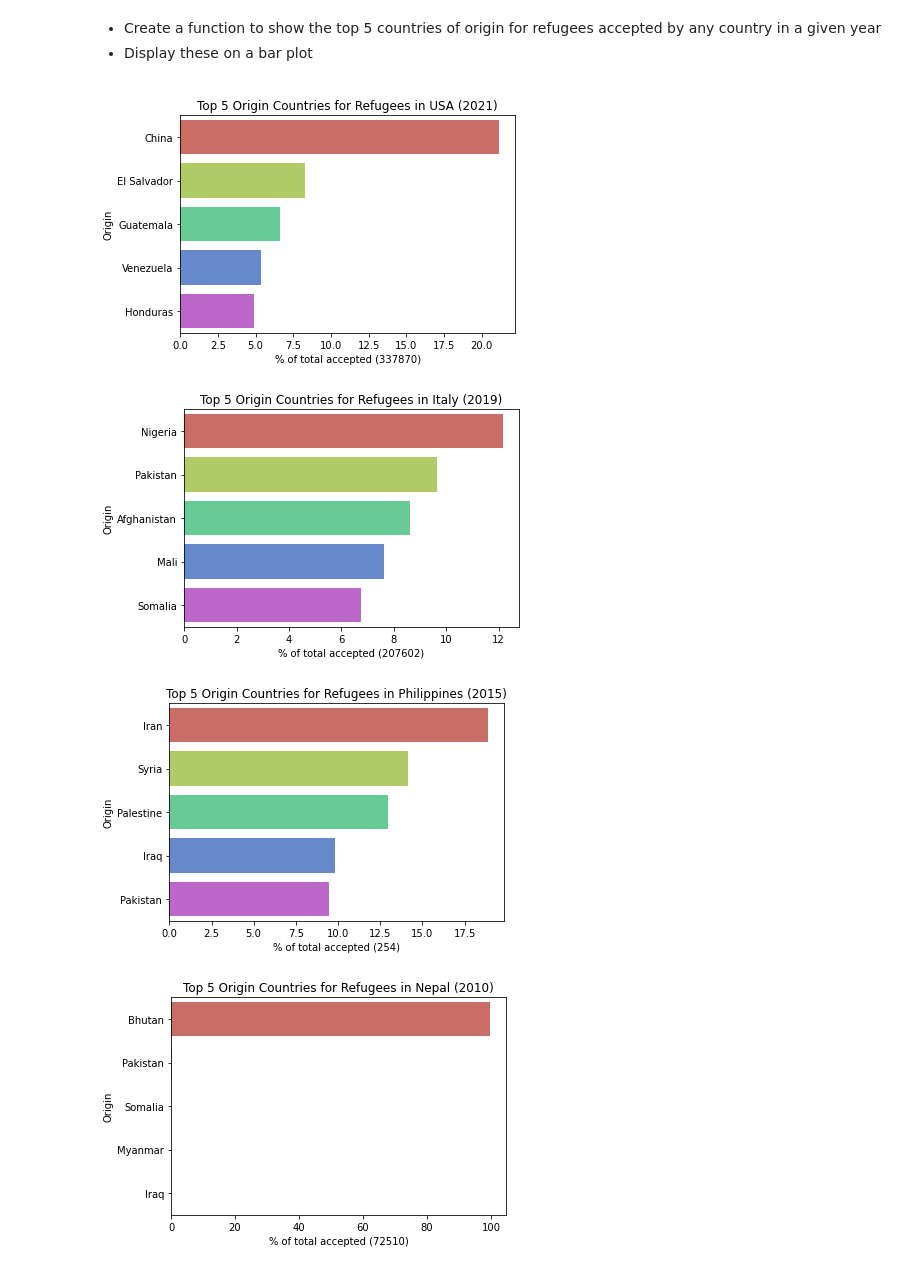
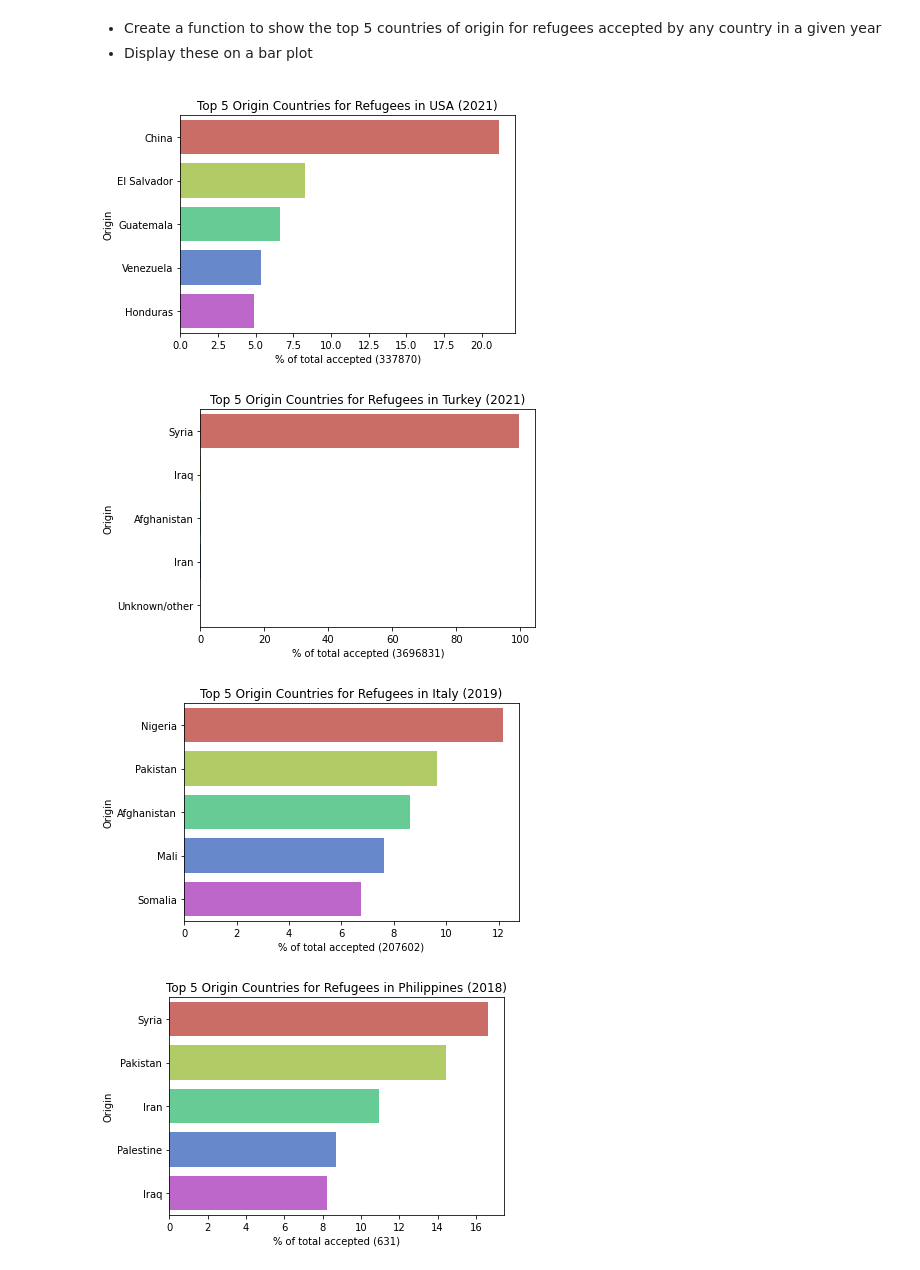
Before and after one commit to nss-data-science-cohort-7/un-exploration-sourish33, a Jupyter notebook: notebooks/refugees.ipynb, the cells around one changed output. Saved outputs shown, nothing was run; the diff lists cells and outputs as text; code cells hidden in the pictures.

```diff
--- a/notebooks/refugees.ipynb
+++ b/notebooks/refugees.ipynb
@@ -453,12 +450,13 @@ def make_refugee_origins_plot(country, yr):
     plt.show()
 # %%
 make_refugee_origins_plot("USA", 2021)
+make_refugee_origins_plot("Turkey", 2021)
 make_refugee_origins_plot("Italy", 2019)
-make_refugee_origins_plot("Philippines", 2015)
-make_refugee_origins_plot("Nepal", 2010)
-make_refugee_origins_plot("India", 1995)
+make_refugee_origins_plot("Philippines", 2018)
+make_refugee_origins_plot("Nepal", 2021)
+make_refugee_origins_plot("India", 2020)
 # %% [output]
 [figure]
-[figure, old version]
+[figure, new version]
-[figure, old version]
+[figure, new version]
-[figure, old version]
+[figure, new version]
```
Also changed, not shown: parts of 6 cells of this notebook.
